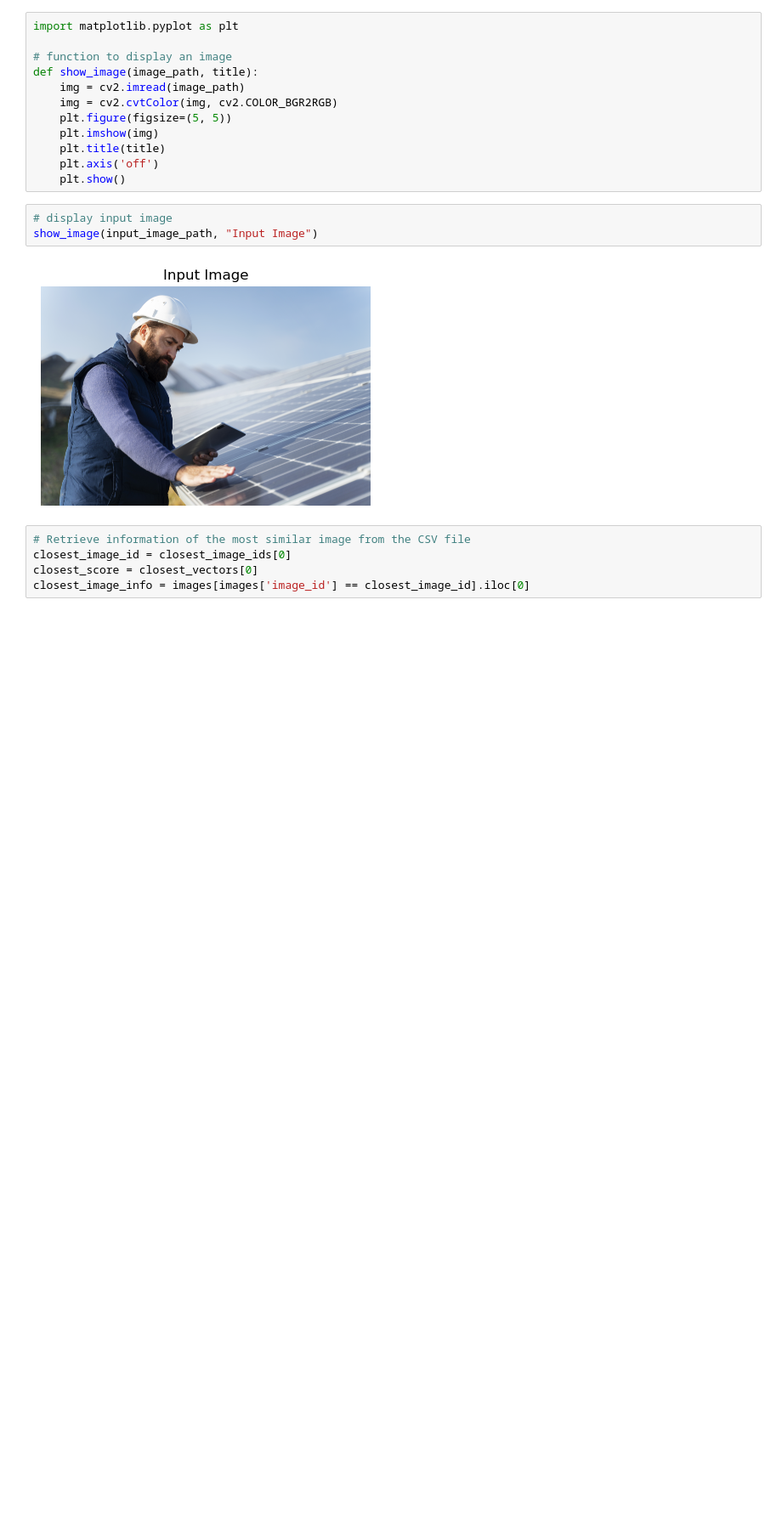
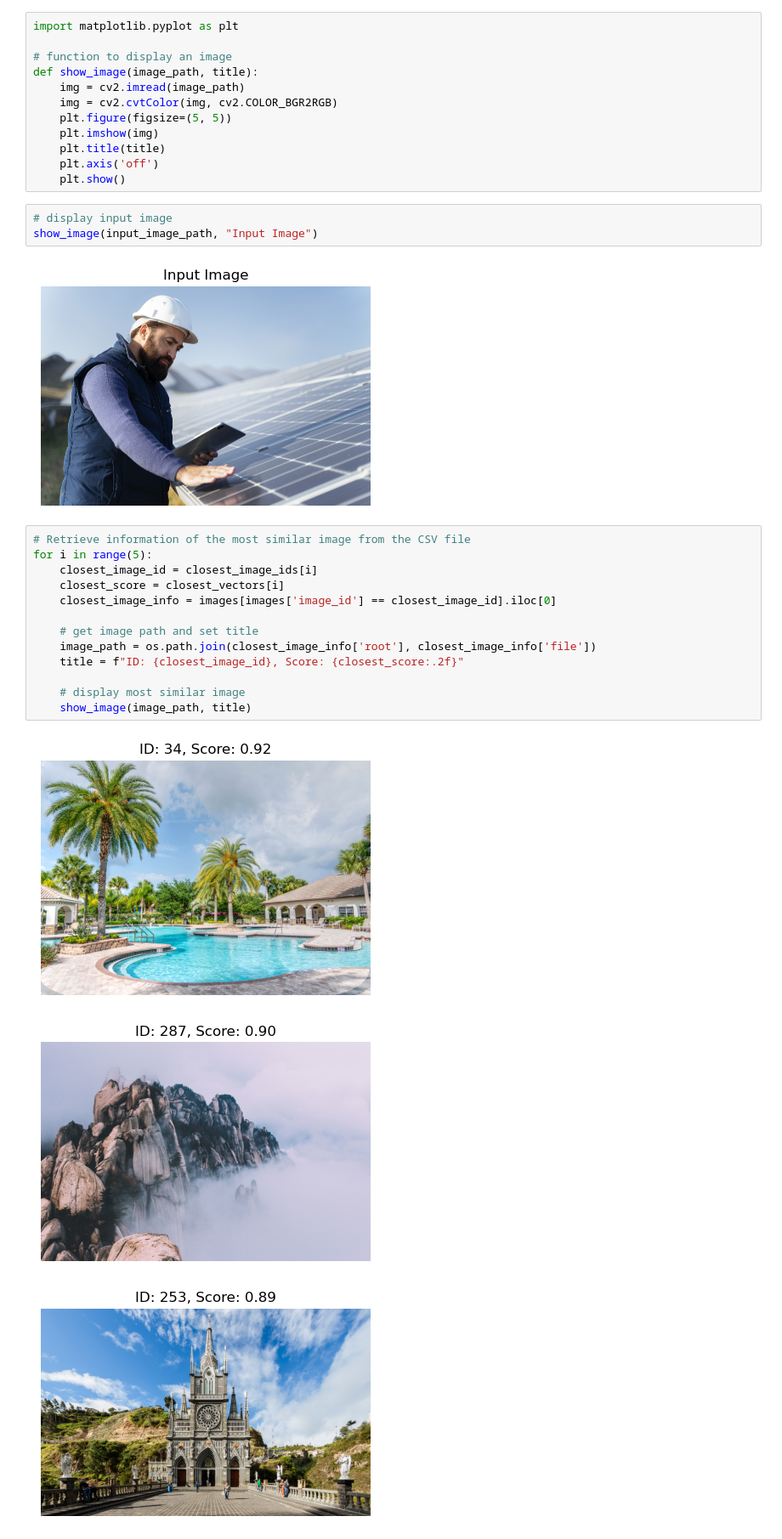
Before and after one commit to nickno7/image_recommender, a Jupyter notebook: resources/color_similarity.ipynb, the cells around one changed output. Shown at 85% size. Drawn from its saved outputs; the diff is of its cells as text; blank space fills up the shorter version.

Commit message:
show 5 most similar images

```diff
--- a/resources/color_similarity.ipynb
+++ b/resources/color_similarity.ipynb
@@ -142,6 +142,18 @@ show_image(input_image_path, "Input Image")
 [figure]
 # %%
 # Retrieve information of the most similar image from the CSV file
-closest_image_id = closest_image_ids[0]
-closest_score = closest_vectors[0]
-closest_image_info = images[images['image_id'] == closest_image_id].iloc[0]
+for i in range(5):
+    closest_image_id = closest_image_ids[i]
+    closest_score = closest_vectors[i]
+    closest_image_info = images[images['image_id'] == closest_image_id].iloc[0]
+
+    # get image path and set title
+    image_path = os.path.join(closest_image_info['root'], closest_image_info['file'])
+    title = f"ID: {closest_image_id}, Score: {closest_score:.2f}"
+
+    # display most similar image
+    show_image(image_path, title)
+# %% [output]
+[figure, added]
+[figure, added]
+[figure, added]
```
Also changed, not shown: parts of 2 cells of this notebook.
